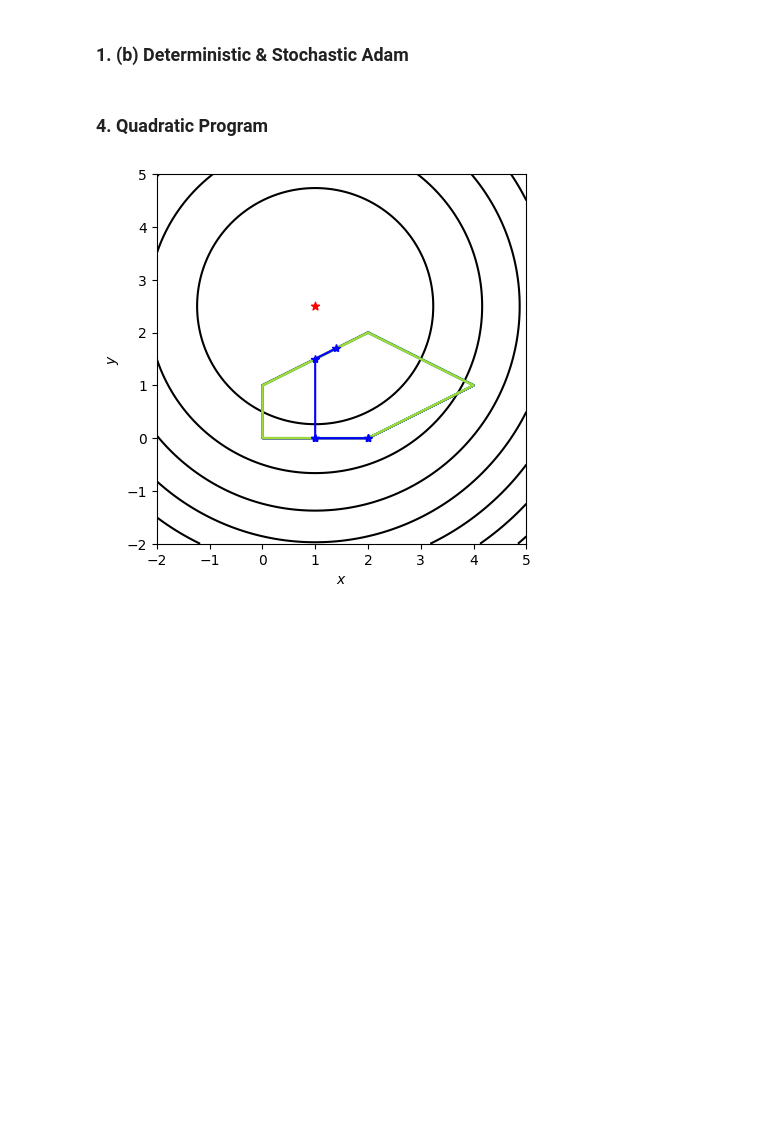
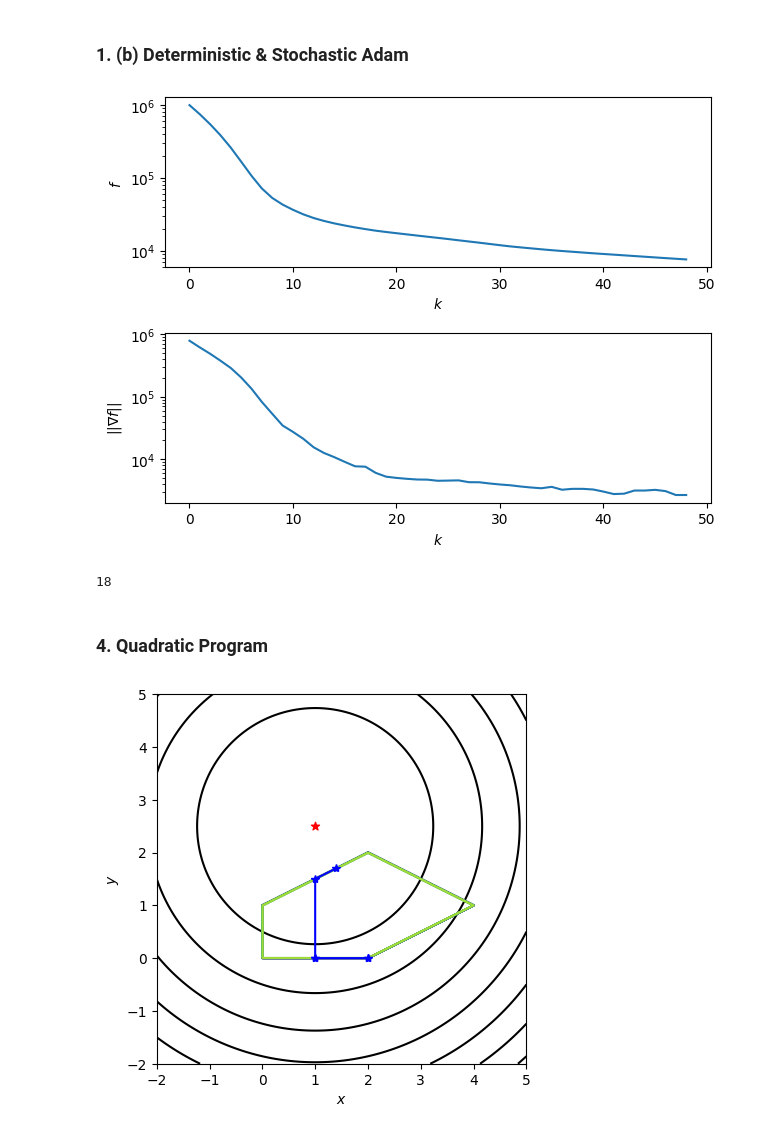
Before and after one commit to elijahkin/amsc660, a Jupyter notebook: hw13/hw13.ipynb, the cells around one changed output. Saved outputs shown, nothing was run; the diff lists cells and outputs as text; code cells hidden in the pictures; blank space fills up the shorter version.

Commit message:
Adam somewhat working

```diff
--- a/hw13/hw13.ipynb
+++ b/hw13/hw13.ipynb
@@ -130,17 +133,20 @@ def stochastic_nesterov():
 ### 1. (b) Deterministic & Stochastic Adam
 # %%
 # Adam as described in its original paper (https://arxiv.org/pdf/1412.6980)
-def adam(loss, grad, theta, alpha=1e-3, beta_1=0.9, beta_2=0.999, epsilon=1e-8):
-  # TODO these should be vectors
-  m = 0
-  v = 0
+def adam(loss, grad, theta, iters, alpha=1e-1, beta_1=0.9, beta_2=0.999, epsilon=1e-8):
+  m = np.zeros_like(theta)
+  v = np.zeros_like(theta)
+  losses = []
+  grad_norms = []
 
-  # TODO return lists
-  for t in range(10):
+  for t in tqdm(range(1, iters)):
     g = grad(theta)
     m = beta_1 * m + (1 - beta_1) * g
     v = beta_2 * v + (1 - beta_2) * g**2
     m_hat = m / (1 - beta_1**t)
     v_hat = v / (1 - beta_2**t)
     theta = theta - alpha * m_hat / (np.sqrt(v_hat) + epsilon)
-  return theta
+
+    losses.append(loss(theta))
+    grad_norms.append(np.linalg.norm(grad(theta)))
+  return theta, losses, grad_norms
@@ -149,3 +153,15 @@ def adam(loss, grad, theta, alpha=1e-3, beta_1=0.9, beta_2=0.999, epsilon=1e-8):
+# %%
+d = 20
+w = np.ones(d * d + d + 1)
+w, losses, grad_norms = adam(myloss, mygrad, w, 50)
+plot_convergence(losses, grad_norms)
+
+test = myq(X_test, lbl_test, w)
+misses = np.argwhere(test < 0)
+print(len(misses))
+# %% [output]
+[figure, added]
+18
 # %%
 def stochastic_adam():
   return
```
Also changed, not shown: parts of 7 cells of this notebook, 2 other files.
